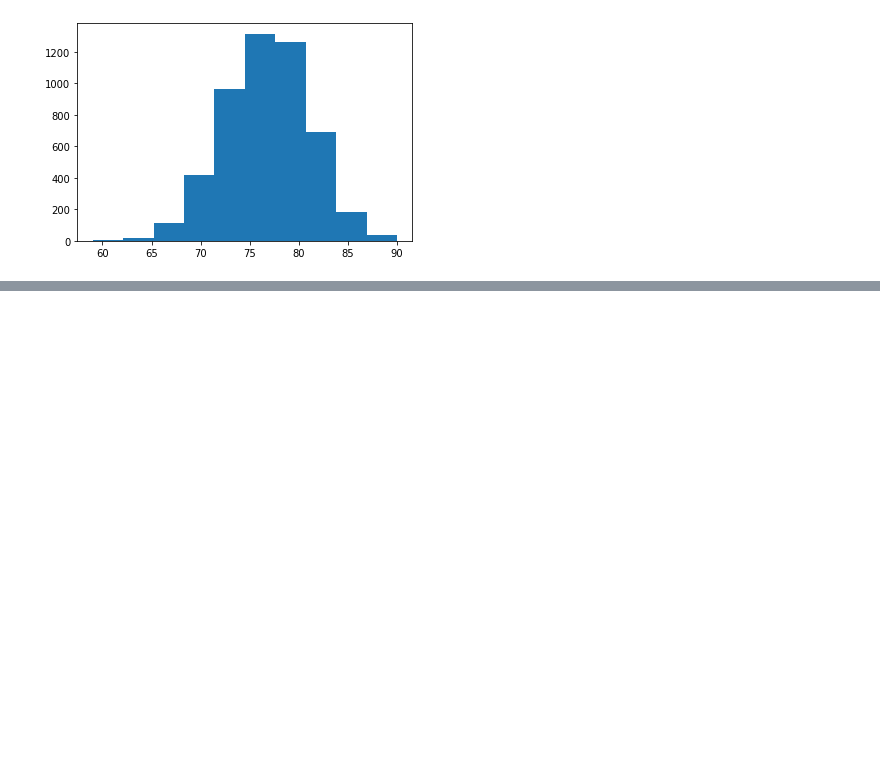
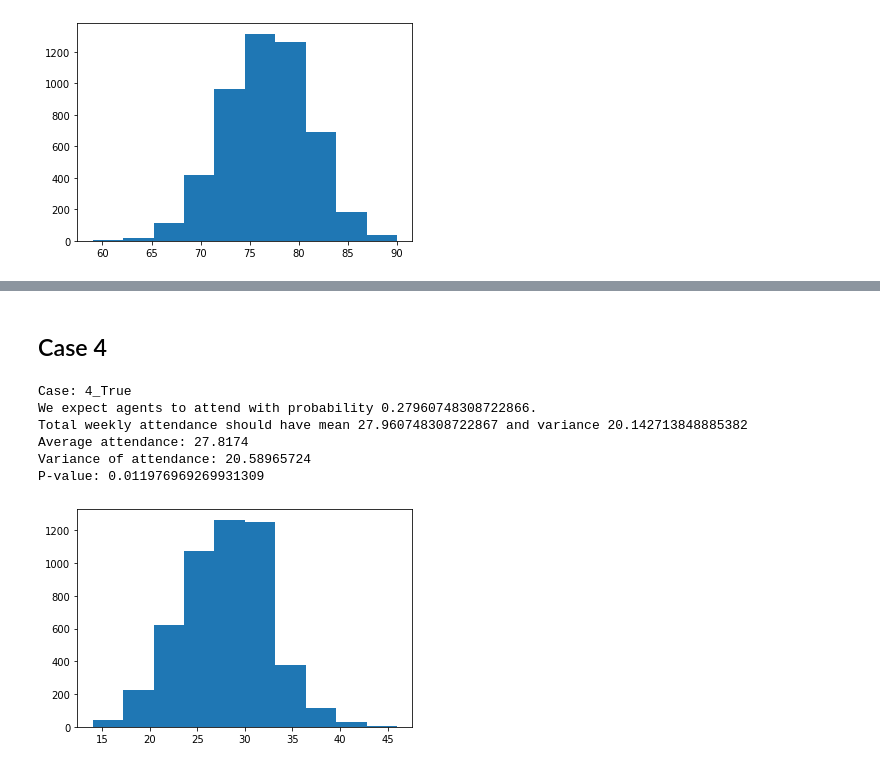
Before and after one commit to rebeku/El-Farol-Bar-Problem, a Jupyter notebook: V2/Optimal A Piecewise.ipynb, the cells around one changed output, grey strips where cells are left out. Drawn from its saved outputs; the diff is of its cells as text; code cells hidden in the pictures; blank space fills up the shorter version.

```diff
--- a/V2/Optimal A Piecewise.ipynb
+++ b/V2/Optimal A Piecewise.ipynb
@@ -846,0 +891,21 @@ Okay... attendance is definitely low.  Let's check the individual probabilities
+# %% [markdown]
+## Case 4
+# %%
+start = cases["4_True"]
+
+
+run_test(
+    start,
+    agents,
+    strategies,
+    trials,
+    seed
+)
+# %% [output]
+Case: 4_True
+We expect agents to attend with probability 0.27960748308722866.
+Total weekly attendance should have mean 27.960748308722867 and variance 20.142713848885382
+Average attendance: 27.8174
+Variance of attendance: 20.58965724
+P-value: 0.011976969269931309
+[figure, added]
```
Also changed, not shown: parts of 12 cells of this notebook, 4 other files.
